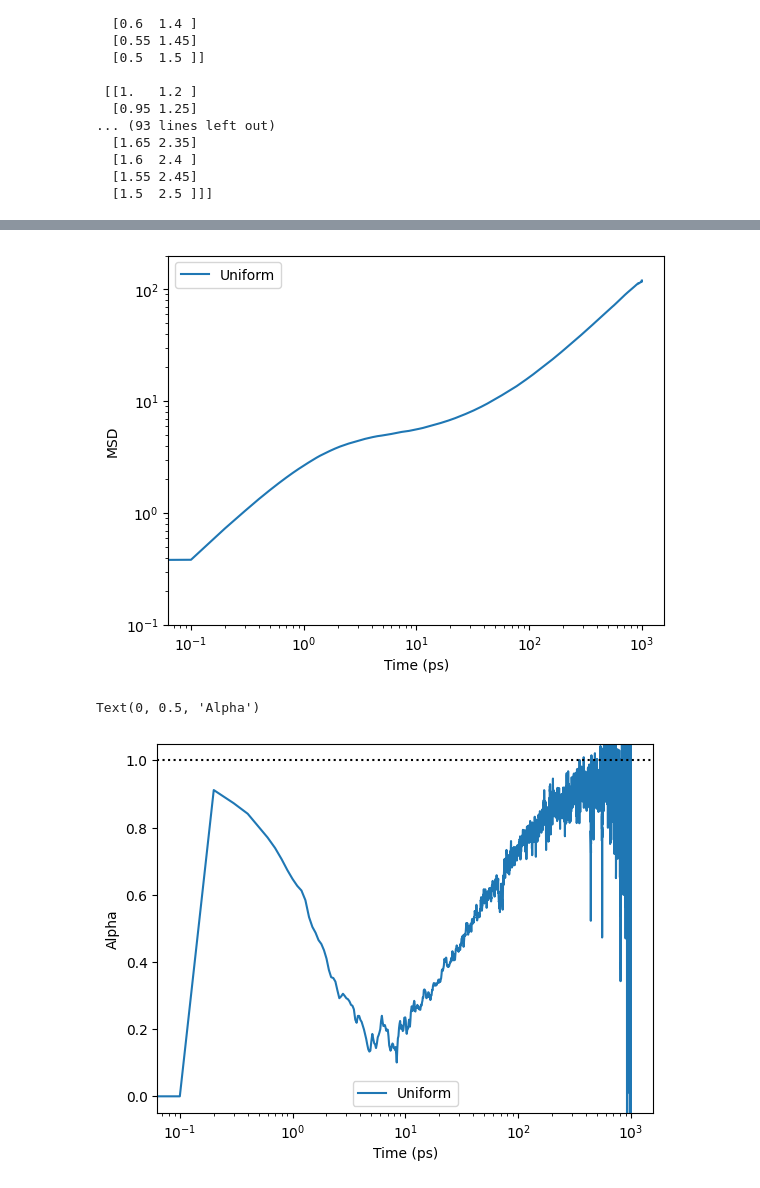
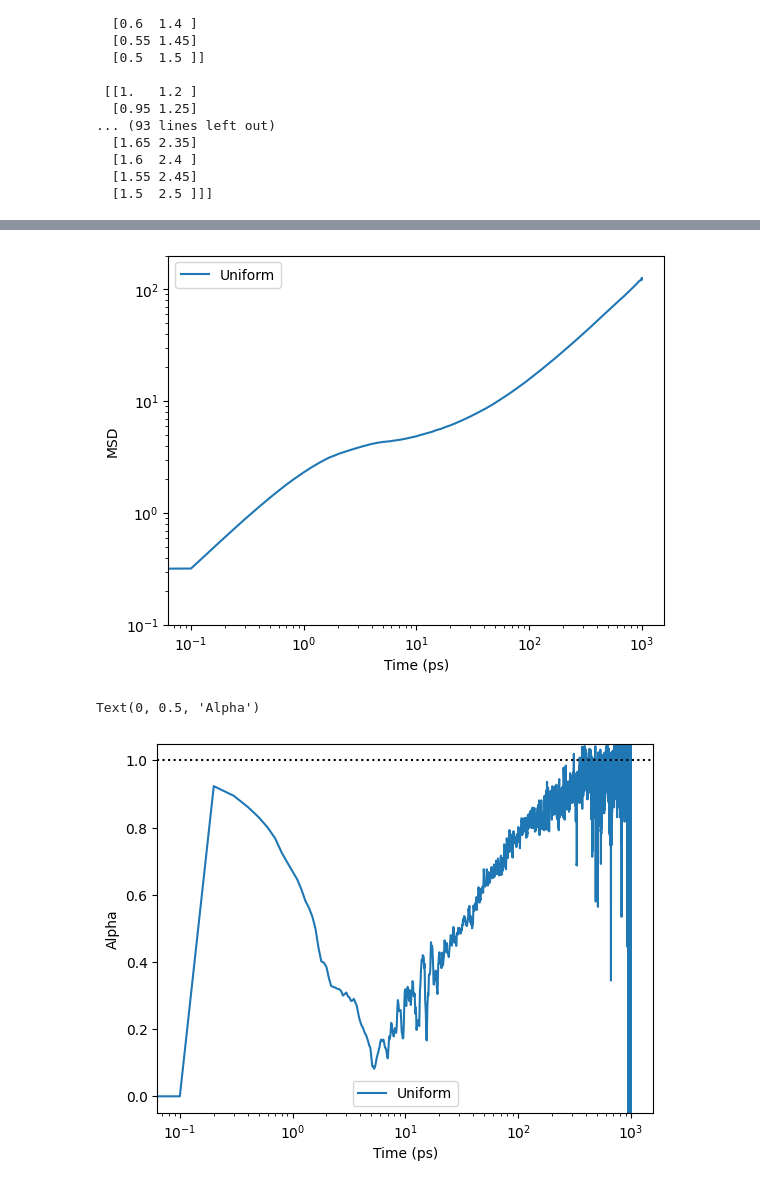
Before and after one commit to Shreeeeeeeeeeeee/CTRW_2state, a Jupyter notebook: CTRW_2step_Cuda_test(2).ipynb, the cells around one changed output, grey strips where cells are left out. Drawn from its saved outputs; the diff is of its cells as text; code cells hidden in the pictures.

```diff
--- a/CTRW_2step_Cuda_test(2).ipynb
+++ b/CTRW_2step_Cuda_test(2).ipynb
@@ -458,7 +458,7 @@ nens = 1000
 start_time = tpack.time()
 
 #tim, xtall, ytall = ctrw_ens2d_cuda(sig,tau,sig2,tau2,X0,nens,Nt=NT,dt=delt)
-tim1, xtall1, ytall1 = ctrw_ens2d_cuda_uniform(sig,tau,sig2,tau2, Ranges[0,0,0], Ranges[0,0,1],nens,Nt=NT,dt=delt)
+tim1, xtall1, ytall1 = ctrw_ens2d_cuda_uniform(sig,tau,sig2,tau2, Ranges[0,8,0], Ranges[0,8,1],nens,Nt=NT,dt=delt)
 
 end_time = tpack.time()
 print(f"\nTotal time elapsed: {end_time - start_time:.2f} seconds")
@@ -499,7 +499,7 @@ msd1_avg = np.average(msd1,axis=1)
 #print (msd_avg.shape)
 # print msd_avg
 #plt.plot(tim,msd_avg, label="Exponential")
-plt.plot(tim,msd1_avg, label="Uniform")
+plt.plot(tim1,msd1_avg, label="Uniform")
 plt.xscale("log")
 plt.yscale("log")
 plt.ylim(0.1,200)
@@ -509,22 +509,22 @@ plt.ylabel("MSD")
 plt.legend()
 plt.show()
 # %% [output]
-[figure, old version]
+[figure, new version]
 # %%
 def alpha(t, msd):
   return np.gradient(np.log(msd))/np.gradient(np.log(t))
 # %%
 #alpha_avg = alpha(tim,msd_avg)
-alpha_avg1 = alpha(tim,msd1_avg)
+alpha_avg1 = alpha(tim1,msd1_avg)
 #plt.plot(tim,alpha_avg, label="Exponential")
-plt.plot(tim,alpha_avg1, label="Uniform")
+plt.plot(tim1,alpha_avg1, label="Uniform")
 plt.ylim(-0.05,1.05)
 plt.axhline(1.0, ls=":", color="black")
 plt.xscale("log")
 plt.legend()
 plt.xlabel("Time (ps)")
 plt.ylabel("Alpha")
 # %% [output]
 Text(0, 0.5, 'Alpha')
-[figure, old version]
+[figure, new version]
 # %%
```
Also changed, not shown: parts of 14 cells of this notebook.
